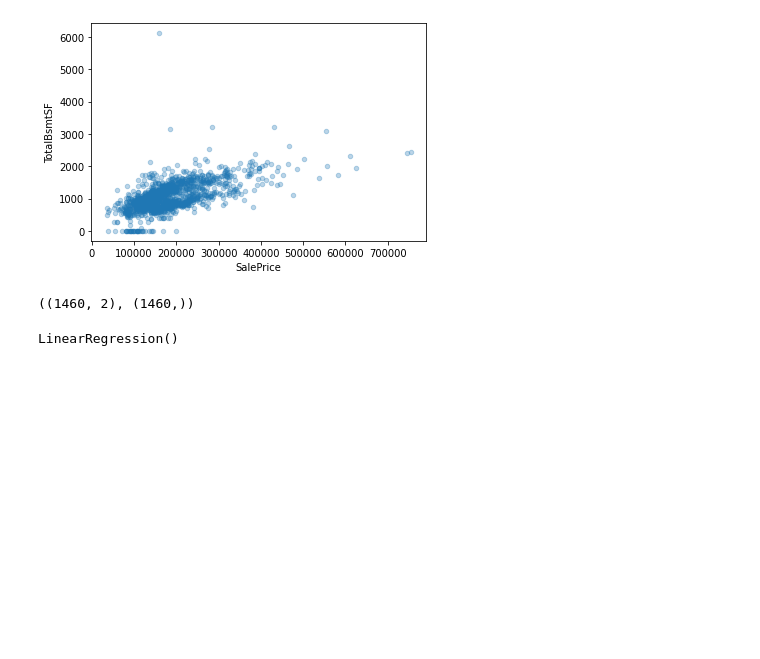
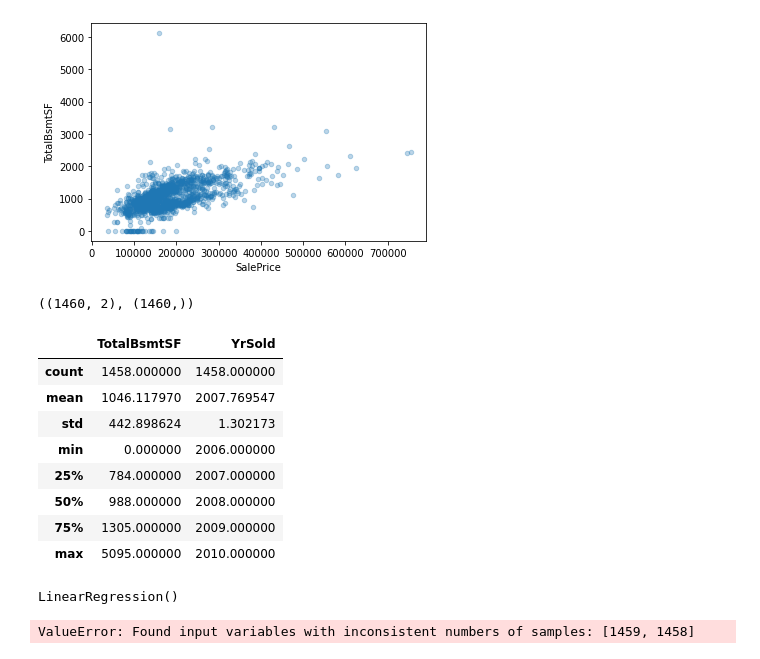
Before and after one commit to jmajurel/housePricePredictions, a Jupyter notebook: housePricePrediction.ipynb, the cells around one changed output. Drawn from its saved outputs; the diff is of its cells as text; code cells hidden in the pictures; blank space fills up the shorter version.

```diff
--- a/housePricePrediction.ipynb
+++ b/housePricePrediction.ipynb
@@ -32,6 +29,28 @@ X.shape, y.shape
 #house_data[["TotalBsmtSF", "SalePrice"]].head()
 # %% [output]
 ((1460, 2), (1460,))
+# %%
+test_data = pd.read_csv("data/test.csv");
+test_res_data = pd.read_csv("data/sample_submission.csv")
+
+X_test = test_data[["TotalBsmtSF", "YrSold"]];
+y_test = test_res_data["SalePrice"]
+
+X_test.describe()
+X_test = X_test.dropna()
+X_test.isnull().sum()
+
+X_test.describe()
+# %% [output]
+|  | TotalBsmtSF | YrSold |
+| count | 1458.000000 | 1458.000000 |
+| mean | 1046.117970 | 2007.769547 |
+| std | 442.898624 | 1.302173 |
+| min | 0.000000 | 2006.000000 |
+| 25% | 784.000000 | 2007.000000 |
+| 50% | 988.000000 | 2008.000000 |
+| 75% | 1305.000000 | 2009.000000 |
+| max | 5095.000000 | 2010.000000 |
 # %%
 rg = linear_model.LinearRegression()
 
@@ -39,2 +58,8 @@ rg.fit(X, y)
 # %% [output]
 LinearRegression()
+# %%
+rg.score(X_test, y_test)
+#y = rg.predict(X_test)
+#rg.score()
+# %% [output]
+ValueError: Found input variables with inconsistent numbers of samples: [1459, 1458]
```
Also changed, not shown: parts of 3 cells of this notebook.
